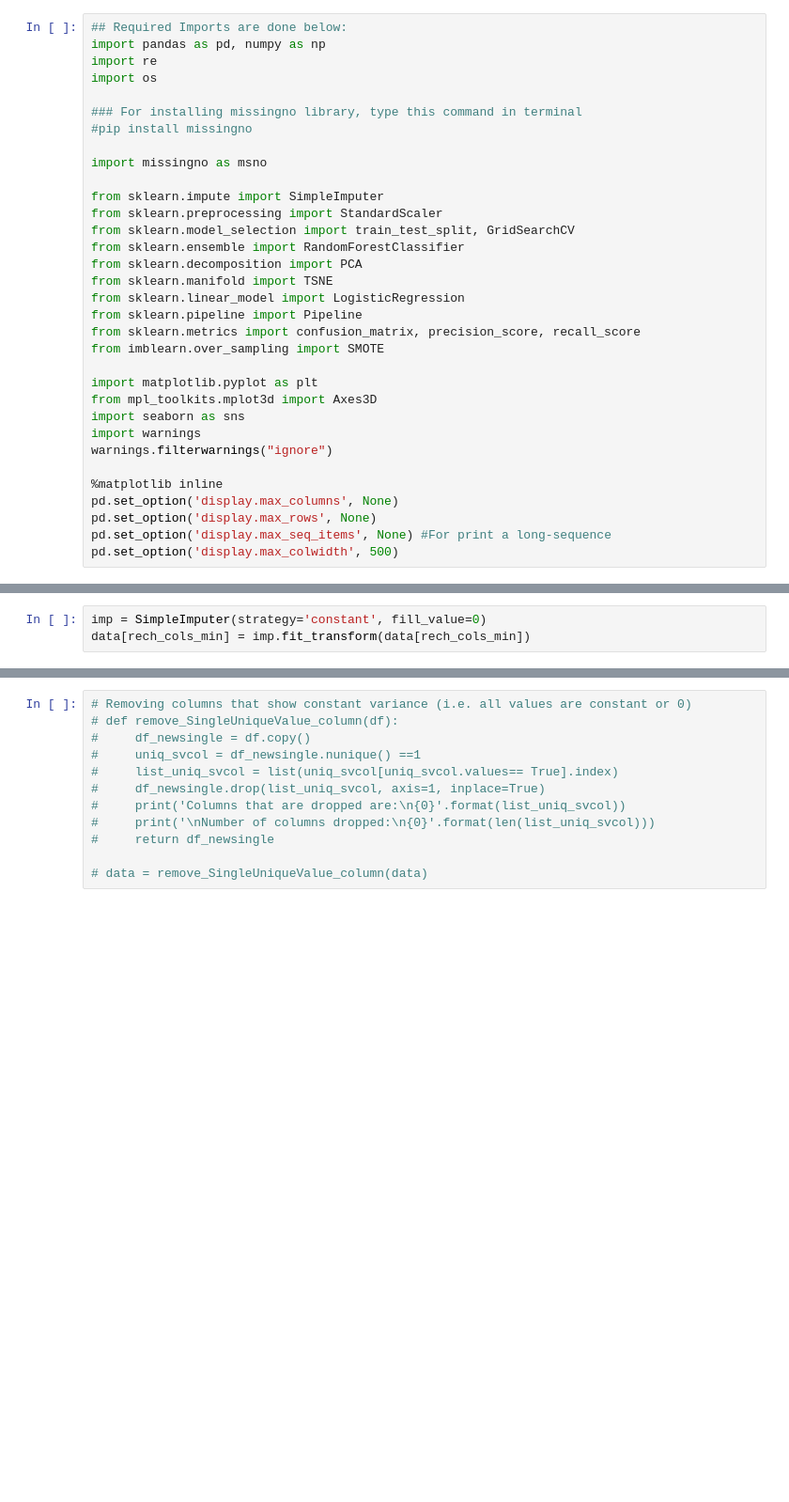
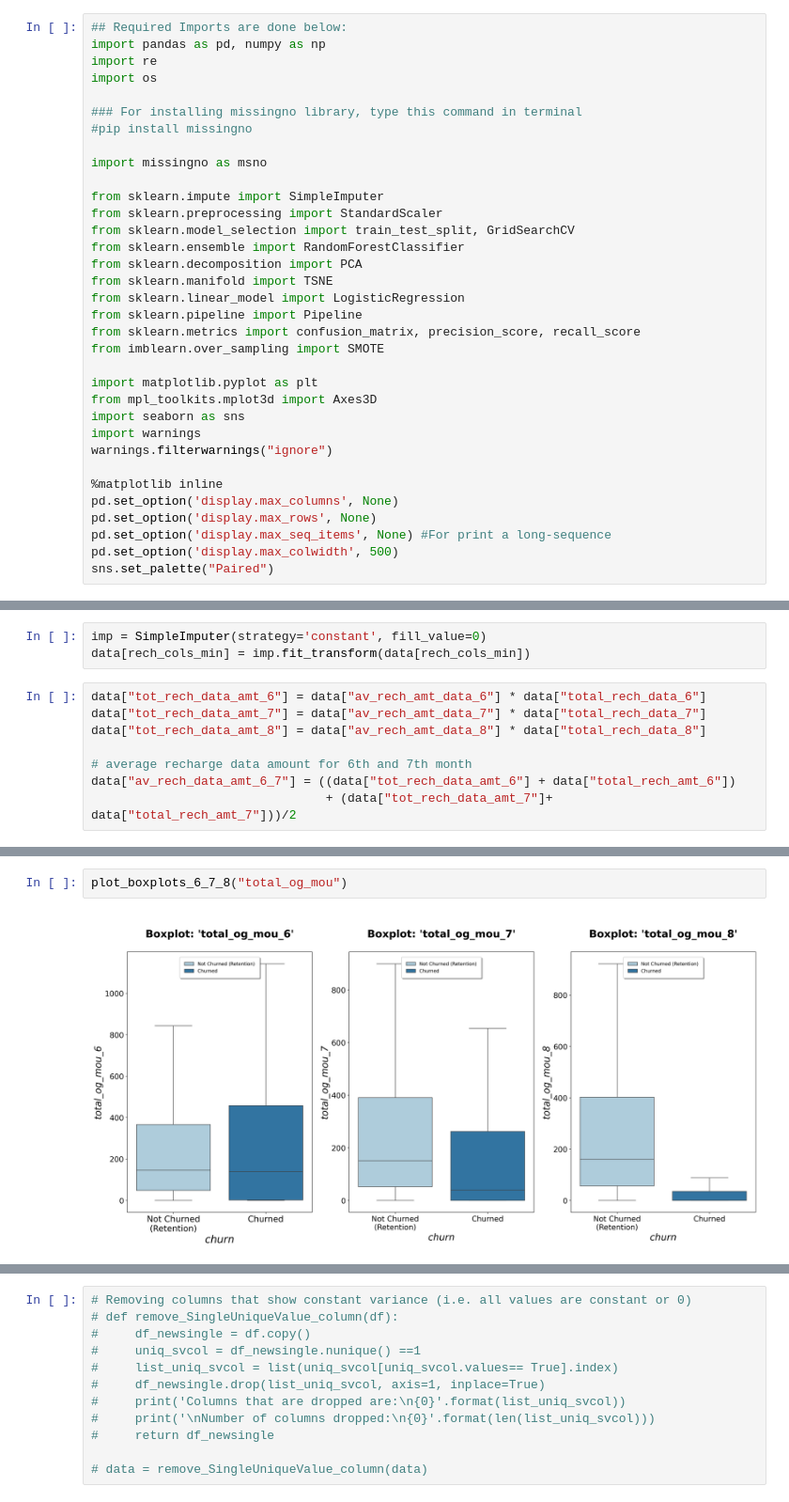
Before and after one commit to RohitKini/TelecomChurn, a Jupyter notebook: Initial.ipynb, the cells around one changed output, grey strips where cells are left out. Shown at 94% size. Saved outputs shown, nothing was run; the diff lists cells and outputs as text; blank space fills up the shorter version.

```diff
--- a/Initial.ipynb
+++ b/Initial.ipynb
@@ -33,6 +33,7 @@ pd.set_option('display.max_columns', None)
 pd.set_option('display.max_rows', None)
 pd.set_option('display.max_seq_items', None) #For print a long-sequence
 pd.set_option('display.max_colwidth', 500)
+sns.set_palette("Paired")
 # %%
 ##Defining a function for coloring NaN and Non-NaN values
 def color_style(value):
@@ -247,3 +248,11 @@ rech_cols_min = ["total_rech_data_6", "total_rech_data_7", "total_rech_data_8",
 # %%
 imp = SimpleImputer(strategy='constant', fill_value=0)
 data[rech_cols_min] = imp.fit_transform(data[rech_cols_min])
+# %%
+data["tot_rech_data_amt_6"] = data["av_rech_amt_data_6"] * data["total_rech_data_6"]
+data["tot_rech_data_amt_7"] = data["av_rech_amt_data_7"] * data["total_rech_data_7"]
+data["tot_rech_data_amt_8"] = data["av_rech_amt_data_8"] * data["total_rech_data_8"]
+
+# average recharge data amount for 6th and 7th month
+data["av_rech_data_amt_6_7"] = ((data["tot_rech_data_amt_6"] + data["total_rech_amt_6"])
+                                + (data["tot_rech_data_amt_7"]+ data["total_rech_amt_7"]))/2
@@ -249,0 +312,4 @@ data[rech_cols_min] = imp.fit_transform(data[rech_cols_min])
+# %%
+plot_boxplots_6_7_8("total_og_mou")
+# %% [output]
+[figure, added]
```
Also changed, not shown: parts of 16 cells of this notebook.
